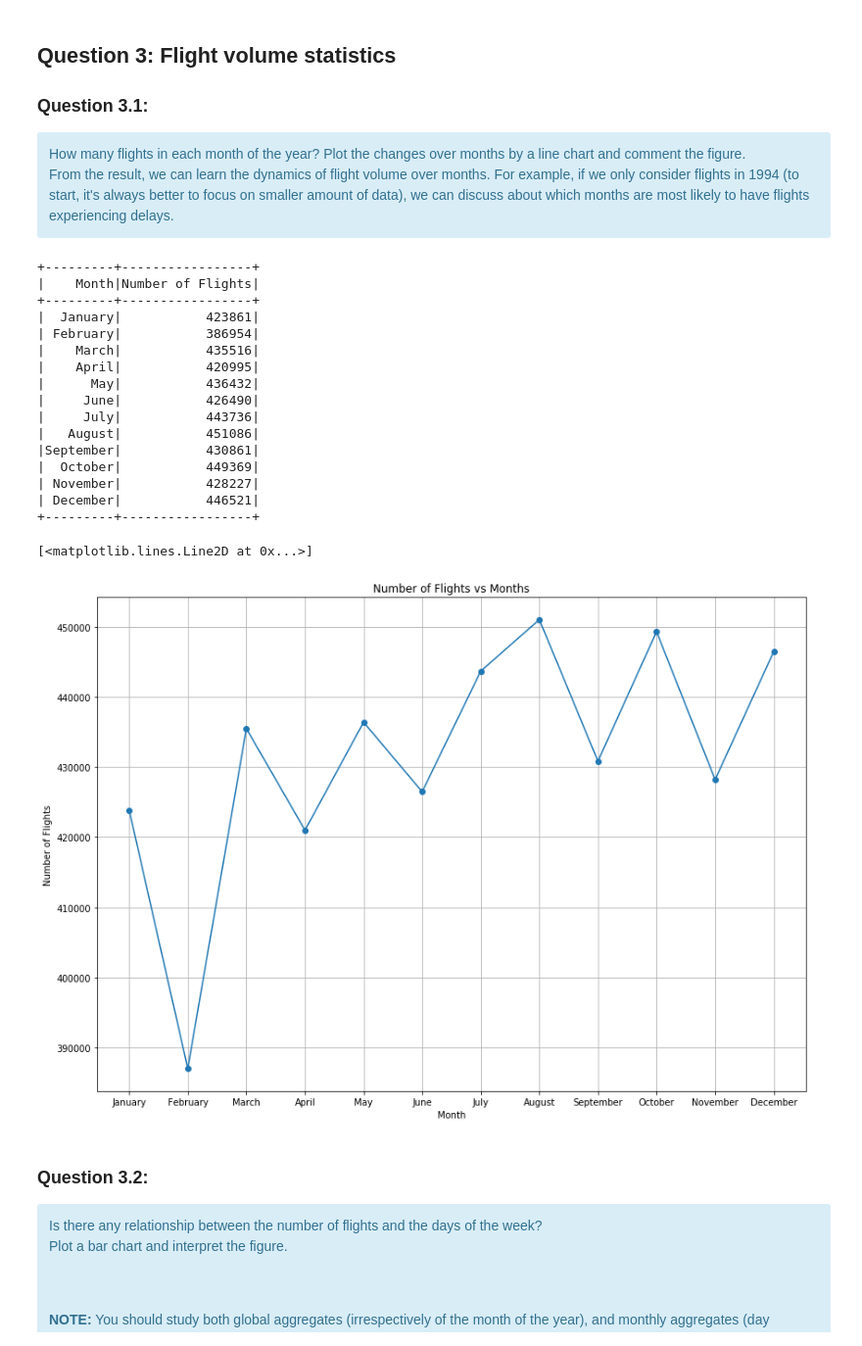
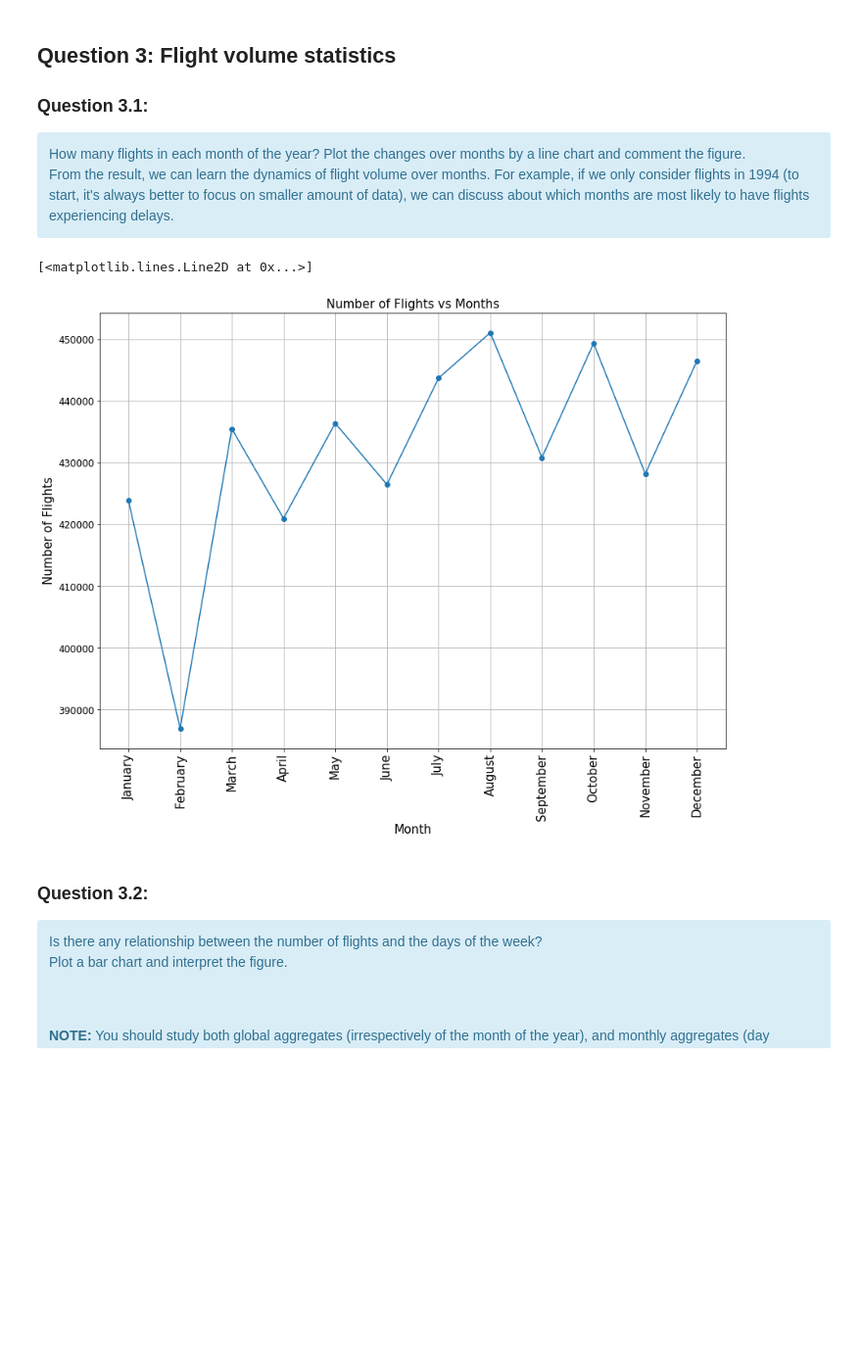
Before and after one commit to kandakji/SparkSQL-Analysis-Aviation-Data, a Jupyter notebook: SPARSQL.ipynb, the cells around one changed output. Shown at 98% size. Drawn from its saved outputs; the diff is of its cells as text; code cells hidden in the pictures; blank space fills up the shorter version.

Commit message:
enhanced plots in question 3

```diff
--- a/SPARSQL.ipynb
+++ b/SPARSQL.ipynb
@@ -442,60 +442,44 @@ How many flights in each month of the year? Plot the changes over months by a li
 From the result, we can learn the dynamics of flight volume over months. For example, if we only consider flights in 1994 (to start, it's always better to focus on smaller amount of data), we can discuss about which months are most likely to have flights experiencing delays.
 </div>
 # %%
-monthDict={'Month_id': [1,2,3,4,5,6,7,8,9,10,11,12], 'Month': ['January', 'February', 'March', 'April', 'May', 'June', 'July',
-              'August', 'September', 'October', 'November', 'December']}
+# monthDict={'Month_id': [1,2,3,4,5,6,7,8,9,10,11,12], 'Month': ['January', 'February', 'March', 'April', 'May', 'June', 'July',
+#               'August', 'September', 'October', 'November', 'December']}
 
 # create a month dataframe to display the names of the months
-months = sqlContext.createDataFrame(pd.DataFrame.from_dict(monthDict))
+# months = sqlContext.createDataFrame(pd.DataFrame.from_dict(monthDict))
 
 # group the months and aggregate over the number of flights
 # join with the month data frame
 # sort by month
 # projection
 # cache the dataframe for further use
 
 flightsPerMonth = df.groupBy('Month')\
 .count()\
-.join(months, df["Month"] == months["Month_id"] , 'left')\
-.orderBy("Month_id")\
-.select(months.Month,col("count").alias('Number of Flights'))\
+.orderBy("Month")\
 .cache()
 
 # display the the number of flights for every month
-flightsPerMonth.show()
+# flightsPerMonth.show()
 
 # convert the dataframe to a pandas dataframe for plotting purpose
 flightsPerMonth = flightsPerMonth.toPandas()
 
 # plot the number of flights per month
 plt.figure(figsize = (14,10))
 plt.grid(True)
-plt.title("Number of Flights vs Months")
-plt.xlabel("Month")
-plt.ylabel("Number of Flights")
+plt.title("Number of Flights vs Months",fontsize = 15)
+plt.xlabel("Month",fontsize = 15)
+plt.ylabel("Number of Flights",fontsize = 15)
+plt.xticks(np.arange(1,13),['January', 'February', 'March', 'April', 'May', 'June', 'July', 'August', 'September', 'October', 'November', 'December'],fontsize=15,rotation='vertical')
+plt.yticks(fontsize=12)
 plt.plot(flightsPerMonth["Month"],
-         flightsPerMonth["Number of Flights"]
+         flightsPerMonth["count"]
          ,'-o'
         )
 # %% [output]
-+---------+-----------------+
-|    Month|Number of Flights|
-+---------+-----------------+
-|  January|           423861|
-| February|           386954|
-|    March|           435516|
-|    April|           420995|
-|      May|           436432|
-|     June|           426490|
-|     July|           443736|
-|   August|           451086|
-|September|           430861|
-|  October|           449369|
-| November|           428227|
-| December|           446521|
-+---------+-----------------+
+[<matplotlib.lines.Line2D at 0x...>]
-[<matplotlib.lines.Line2D at 0x...>]
-[figure, old version]
+[figure, new version]
 # %% [markdown]
 ### Question 3.2:
 
```
Also changed, not shown: parts of 4 cells of this notebook.
